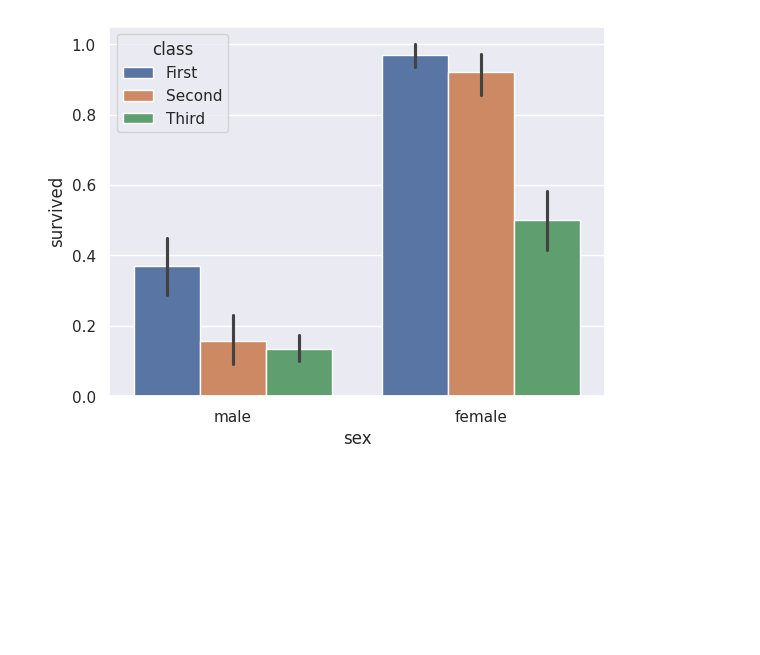
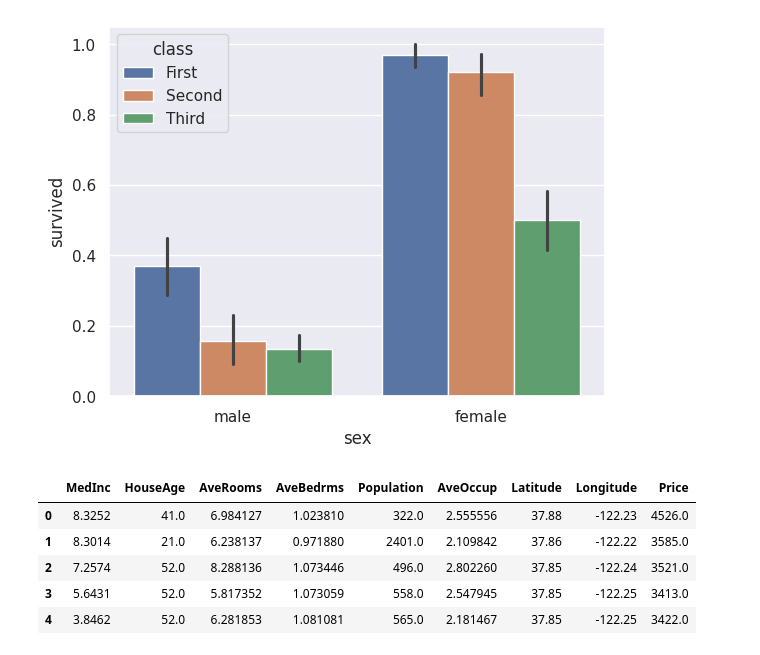
Before and after one commit to haneefSaeed/Machine-Learning, a Jupyter notebook: Data_Visualizing_SeaBorn_library_ML_Python.ipynb, the cells around one changed output. Saved outputs shown, nothing was run; the diff lists cells and outputs as text; code cells hidden in the pictures; blank space fills up the shorter version.

```diff
--- a/Data_Visualizing_SeaBorn_library_ML_Python.ipynb
+++ b/Data_Visualizing_SeaBorn_library_ML_Python.ipynb
@@ -83,3 +83,16 @@ sns.barplot(x='sex', y='survived', hue='class', data=titanic)
 ## house price dataset
 
 from sklearn.datasets import fetch_california_housing
+# %%
+load_house  = fetch_california_housing()
+
+house = pd.DataFrame(load_house.data, columns=load_house.feature_names)
+house['Price'] = load_house.target*1000
+house.head()
+# %% [output]
+|  | MedInc | HouseAge | AveRooms | AveBedrms | Population | AveOccup | Latitude | Longitude | Price |
+| 0 | 8.3252 | 41.0 | 6.984127 | 1.023810 | 322.0 | 2.555556 | 37.88 | -122.23 | 4526.0 |
+| 1 | 8.3014 | 21.0 | 6.238137 | 0.971880 | 2401.0 | 2.109842 | 37.86 | -122.22 | 3585.0 |
+| 2 | 7.2574 | 52.0 | 8.288136 | 1.073446 | 496.0 | 2.802260 | 37.85 | -122.24 | 3521.0 |
+| 3 | 5.6431 | 52.0 | 5.817352 | 1.073059 | 558.0 | 2.547945 | 37.85 | -122.25 | 3413.0 |
+| 4 | 3.8462 | 52.0 | 6.281853 | 1.081081 | 565.0 | 2.181467 | 37.85 | -122.25 | 3422.0 |
```
Also changed, not shown: parts of 4 cells of this notebook.
